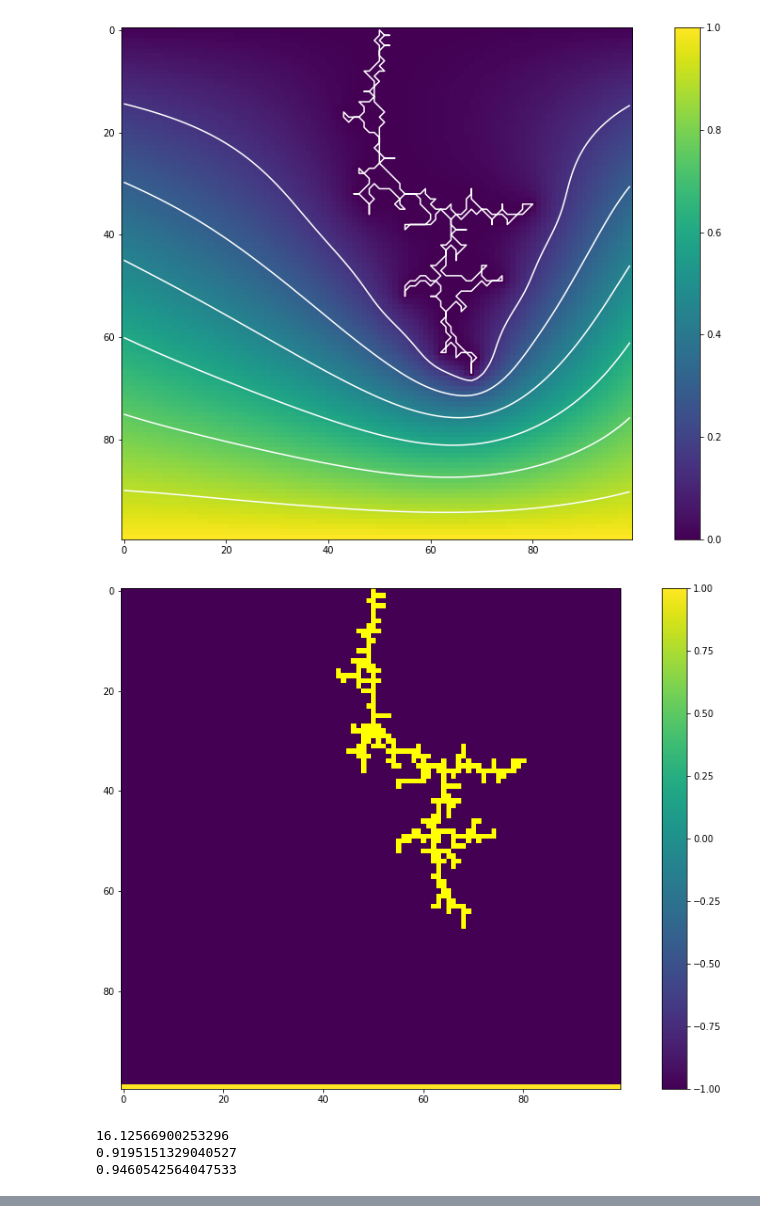
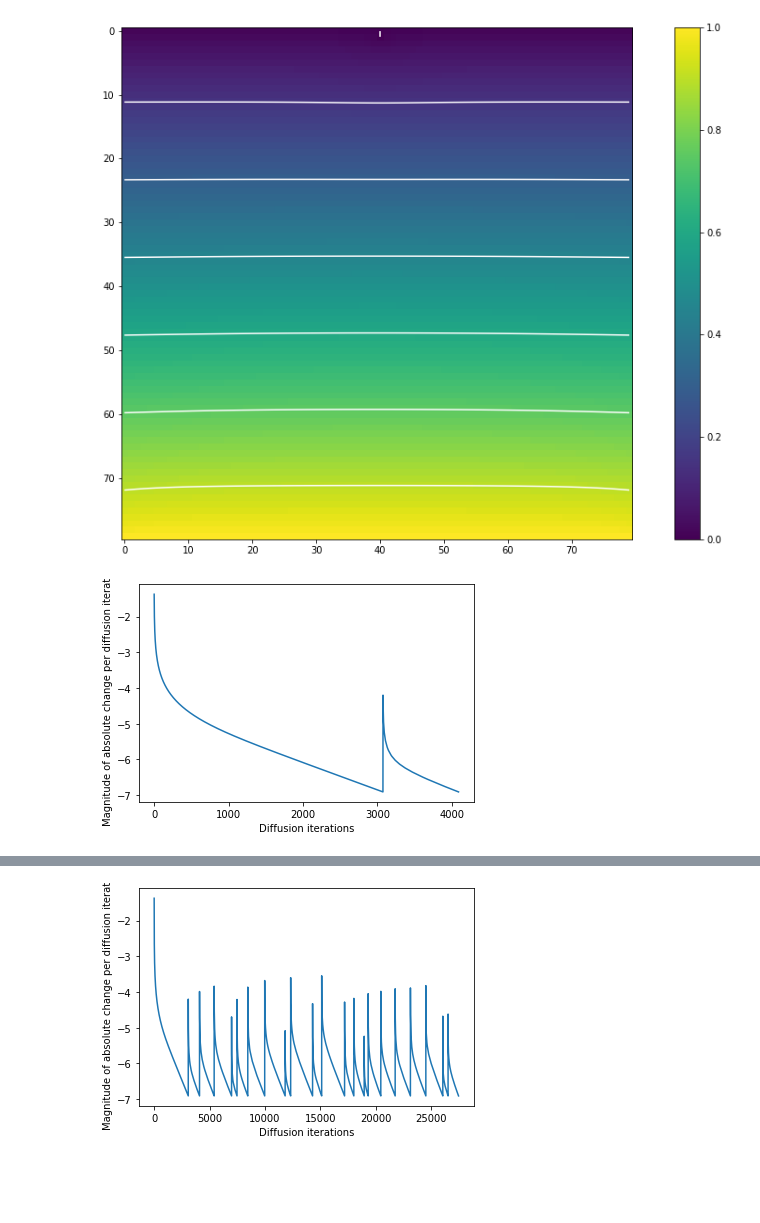
Before and after one commit to g-nilsson/spatial_discretizations_impact_on_simulations, a Jupyter notebook: DBM_cube.ipynb, the cells around one changed output, grey strips where cells are left out. Drawn from its saved outputs; the diff is of its cells as text; code cells hidden in the pictures; blank space fills up the shorter version.

```diff
--- a/DBM_cube.ipynb
+++ b/DBM_cube.ipynb
@@ -294,20 +271,28 @@ class lightningSimulation:
             self.display_state(self.potential)
 
         return diffused_grid
-# %%
-sim_instance = lightningSimulation(width=100, height=100, n=1.5)
-
-for i in tqdm(range(300)):
-    sim_instance.update()
-
-sim_instance.display_state(sim_instance.potential)
-sim_instance.display_state(lightning=True)
-print(sim_instance.time_spent_potential)
-print(sim_instance.time_spent_other)
-print(sim_instance.time_spent_potential/(sim_instance.time_spent_other+sim_instance.time_spent_potential))
-# %% [output]
-[figure, removed]
-[figure, removed]
-16.12566900253296
-0.9195151329040527
-0.9460542564047533
+# %%
+rnd.seed(10)
+sim_instance = lightningSimulation(width=80, height=80, n=1.5, threshold=0.001)
+
+sim_instance.update()
+sim_instance.display_state(sim_instance.potential)
+plt.plot(np.log(sim_instance.difference_per_conv))
+plt.xlabel("Diffusion iterations")
+plt.ylabel("Magnitude of absolute change per diffusion iteration")
+plt.show()
+
+for _ in tqdm(range(20)):
+  sim_instance.update()
+
+sim_instance.display_state(sim_instance.potential)
+plt.plot(np.log(sim_instance.difference_per_conv))
+plt.xlabel("Diffusion iterations")
+plt.ylabel("Magnitude of absolute change per diffusion iteration")
+
+plt.show()
+
+prev_difference_per_conv = sim_instance.difference_per_conv[:]
+# %% [output]
+[figure, added]
+[figure, added]
@@ -313,0 +300 @@ print(sim_instance.time_spent_potential/(sim_instance.time_spent_other+sim_insta
+[figure, added]
```
Also changed, not shown: parts of 2 cells of this notebook.
